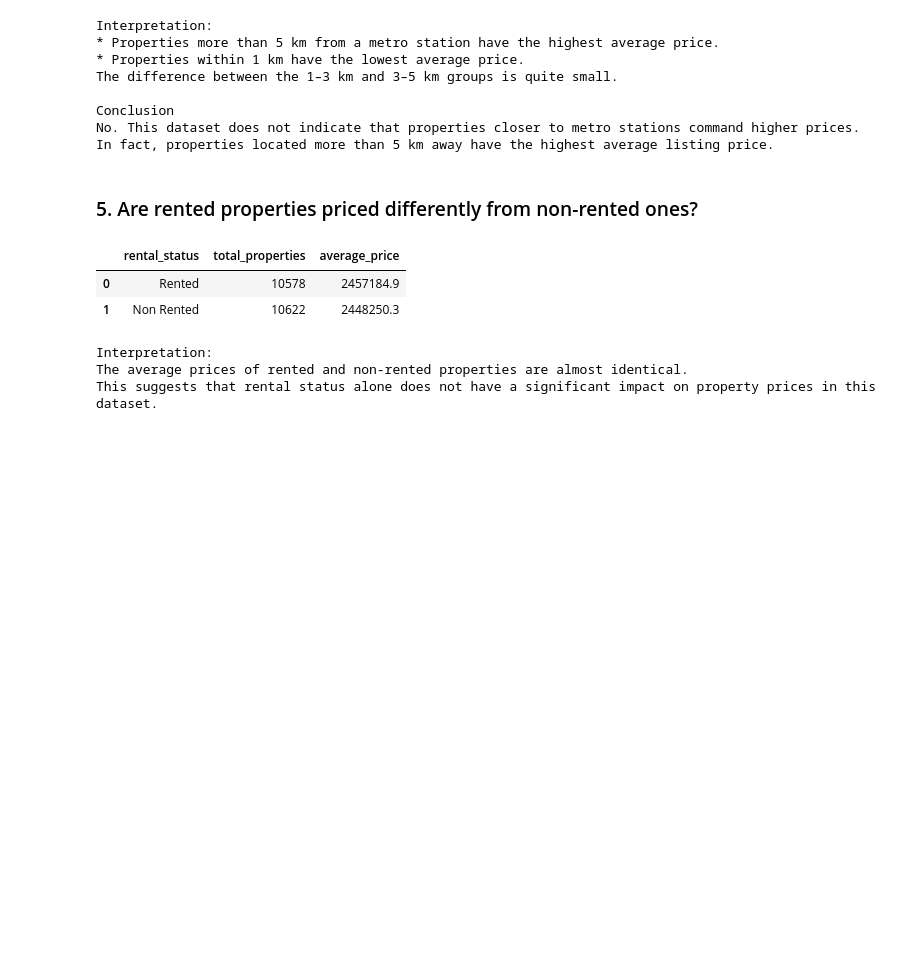
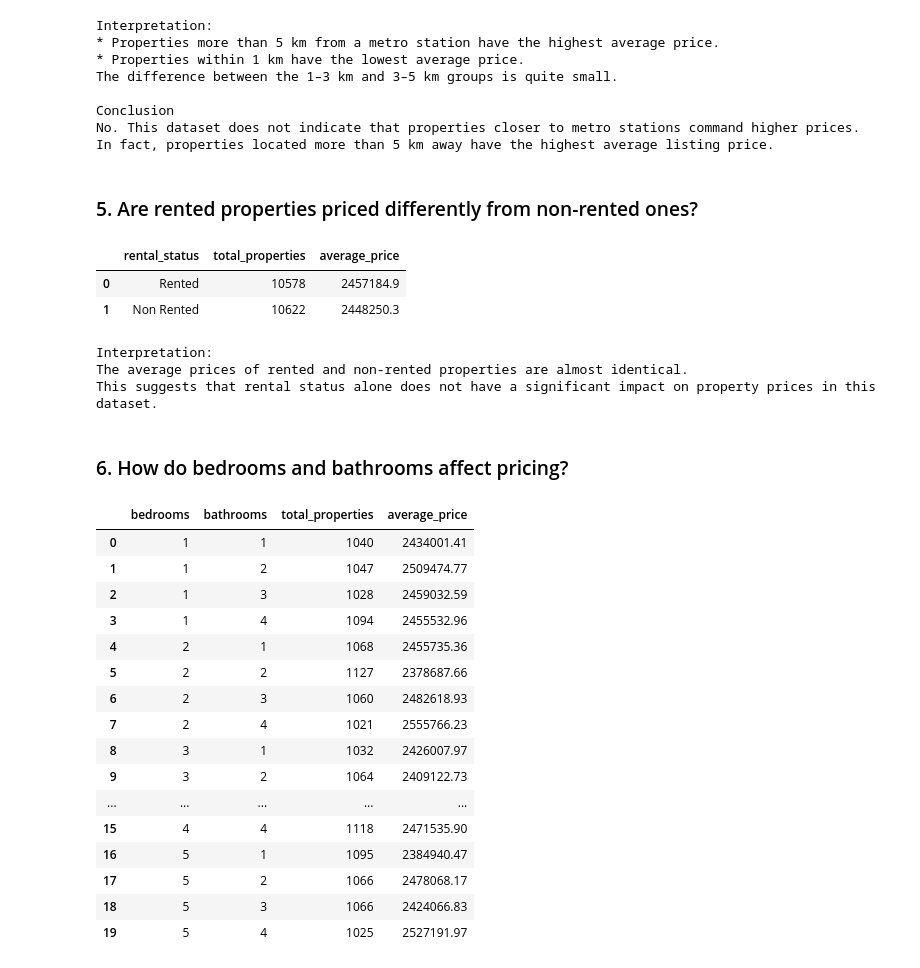
Before and after one commit to mukundnaramesh2605/guvi-python-sql-pandas-project-1, a Jupyter notebook: project.ipynb, the cells around one changed output. Saved outputs shown, nothing was run; the diff lists cells and outputs as text; code cells hidden in the pictures; blank space fills up the shorter version.

Commit message:
6. How do bedrooms and bathrooms affect pricing?

```diff
--- a/project.ipynb
+++ b/project.ipynb
@@ -581,3 +581,34 @@ print(interpretation)
 Interpretation:
 The average prices of rented and non-rented properties are almost identical.
 This suggests that rental status alone does not have a significant impact on property prices in this dataset.
+# %% [markdown]
+### 6. How do bedrooms and bathrooms affect pricing?
+# %%
+query6 = """
+SELECT p.bedrooms,p.bathrooms,COUNT(*) AS total_properties,ROUND(AVG(l.price), 2) AS average_price
+FROM listings l
+JOIN property_attributes p
+ON l.listingid = p.listingid
+GROUP BY p.bedrooms,p.bathrooms
+ORDER BY p.bedrooms,p.bathrooms;
+"""
+result6 = pd.read_sql(query6, conn)
+display(result6)
+# %% [output]
+|  | bedrooms | bathrooms | total_properties | average_price |
+| 0 | 1 | 1 | 1040 | 2434001.41 |
+| 1 | 1 | 2 | 1047 | 2509474.77 |
+| 2 | 1 | 3 | 1028 | 2459032.59 |
+| 3 | 1 | 4 | 1094 | 2455532.96 |
+| 4 | 2 | 1 | 1068 | 2455735.36 |
+| 5 | 2 | 2 | 1127 | 2378687.66 |
+| 6 | 2 | 3 | 1060 | 2482618.93 |
+| 7 | 2 | 4 | 1021 | 2555766.23 |
+| 8 | 3 | 1 | 1032 | 2426007.97 |
+| 9 | 3 | 2 | 1064 | 2409122.73 |
+| ... | ... | ... | ... | ... |
+| 15 | 4 | 4 | 1118 | 2471535.90 |
+| 16 | 5 | 1 | 1095 | 2384940.47 |
+| 17 | 5 | 2 | 1066 | 2478068.17 |
+| 18 | 5 | 3 | 1066 | 2424066.83 |
+| 19 | 5 | 4 | 1025 | 2527191.97 |
```
